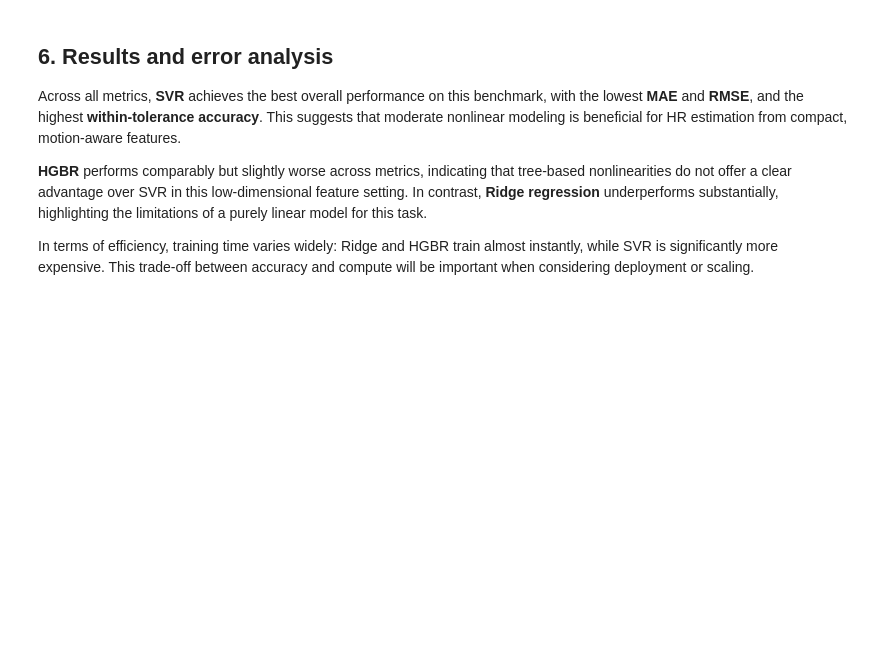
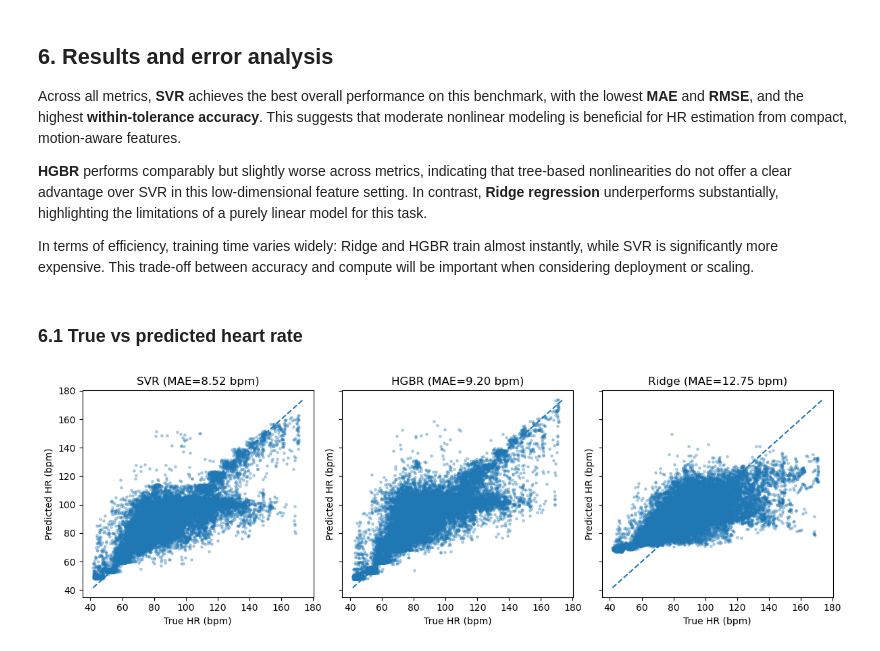
Before and after one commit to ChouaibB/wearables-ml-examples, a Jupyter notebook: notebooks/02_hr_estimation_from_wrist_ppg_acc_ppgdalia.ipynb, the cells around one changed output. Drawn from its saved outputs; the diff is of its cells as text; code cells hidden in the pictures; blank space fills up the shorter version.

Commit message:
parity plots

```diff
--- a/notebooks/02_hr_estimation_from_wrist_ppg_acc_ppgdalia.ipynb
+++ b/notebooks/02_hr_estimation_from_wrist_ppg_acc_ppgdalia.ipynb
@@ -500,3 +500,34 @@ Across all metrics, **SVR** achieves the best overall performance on this benchm
 **HGBR** performs comparably but slightly worse across metrics, indicating that tree-based nonlinearities do not offer a clear advantage over SVR in this low-dimensional feature setting. In contrast, **Ridge regression** underperforms substantially, highlighting the limitations of a purely linear model for this task.
 
 In terms of efficiency, training time varies widely: Ridge and HGBR train almost instantly, while SVR is significantly more expensive. This trade-off between accuracy and compute will be important when considering deployment or scaling.
+# %% [markdown]
+### 6.1 True vs predicted heart rate
+# %%
+models_order = ["SVR", "HGBR", "Ridge"]  # best -> worst
+
+# Build a quick lookup for MAE from results_df
+mae_map = dict(zip(results_df["model"], results_df["MAE (bpm)"]))
+
+fig, axes = plt.subplots(1, 3, figsize=(12, 4), sharex=True, sharey=True)
+
+y_min = min(pred_df["y_true"].min(),
+            *(pred_df[f"y_pred_{m}"].min() for m in models_order))
+y_max = max(pred_df["y_true"].max(),
+            *(pred_df[f"y_pred_{m}"].max() for m in models_order))
+
+for ax, m in zip(axes, models_order):
+    ax.scatter(
+        pred_df["y_true"],
+        pred_df[f"y_pred_{m}"],
+        s=6,
+        alpha=0.3,
+    )
+    ax.plot([y_min, y_max], [y_min, y_max], linestyle="--")
+    ax.set_title(f"{m} (MAE={mae_map[m]:.2f} bpm)")
+    ax.set_xlabel("True HR (bpm)")
+    ax.set_ylabel("Predicted HR (bpm)")
+
+plt.tight_layout()
+plt.show()
+# %% [output]
+[figure, added]
```
Also changed, not shown: parts of 1 cell of this notebook.
